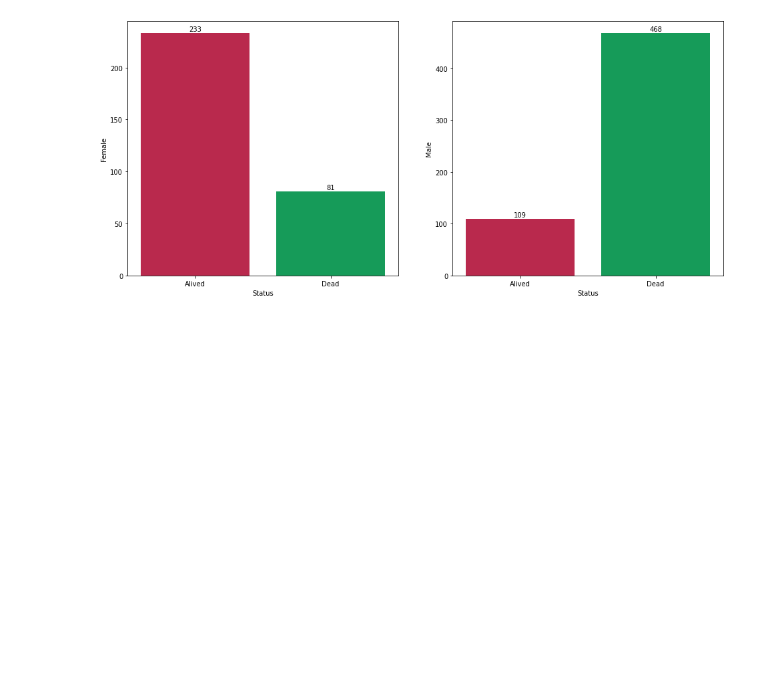
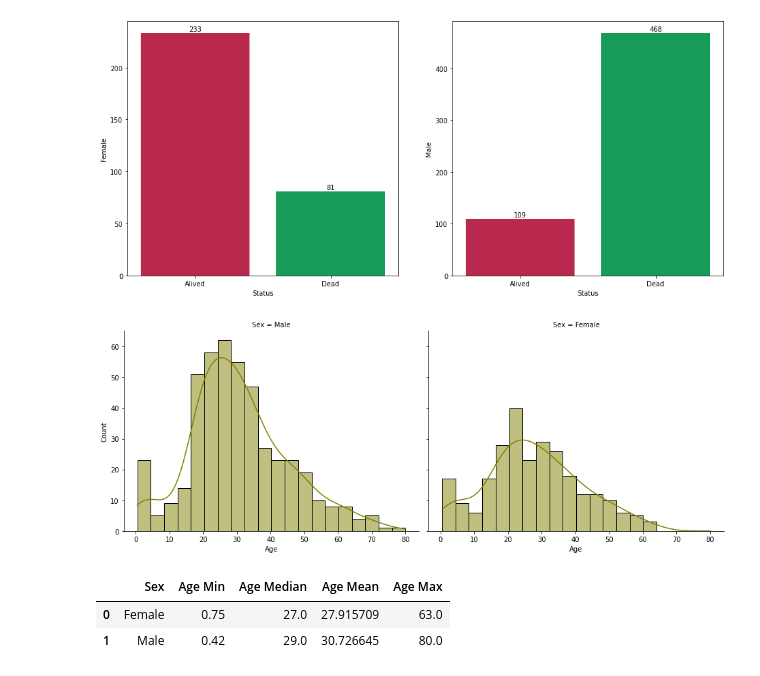
Before and after one commit to SoroushGhaderi/Exploratory_Data_Analysis_Machine_Learning_Projects, a Jupyter notebook: Titanic .ipynb, the cells around one changed output. Cells and saved outputs as stored; diff of their text form; code cells hidden in the pictures; blank space fills up the shorter version.

Commit message:
plot age

```diff
--- a/Titanic .ipynb
+++ b/Titanic .ipynb
@@ -17,6 +47,9 @@ titanic.head()
 # %%
 survived_dict = {0: "Dead", 1: "Alived"}
 titanic["Survived"] = titanic["Survived"].map(survived_dict)
+# %%
+sex_dict = {'male':'Male' , 'female':'Female'}
+titanic['Sex'] = titanic['Sex'].map(sex_dict)
 # %%
 class_dict = {1: "First Class", 2: "Second Class", 3: "Third Class"}
 titanic["Pclass"] = titanic["Pclass"].map(class_dict)
@@ -53,3 +75,8 @@ survived_male.set_ylabel("Male")
 plt.show()
 # %% [output]
 [figure]
+# %%
+sns.displot(x= "Age", data = titanic, col = "Sex", kde = True, color = "olive", aspect= 1.3)
+plt.show()
+# %% [output]
+[figure, added]
@@ -55,0 +87,6 @@ plt.show()
+# %%
+sex_summary_stats
+# %% [output]
+|  | Sex | Age Min | Age Median | Age Mean | Age Max |
+| 0 | Female | 0.75 | 27.0 | 27.915709 | 63.0 |
+| 1 | Male | 0.42 | 29.0 | 30.726645 | 80.0 |
```
Also changed, not shown: parts of 8 cells of this notebook.
